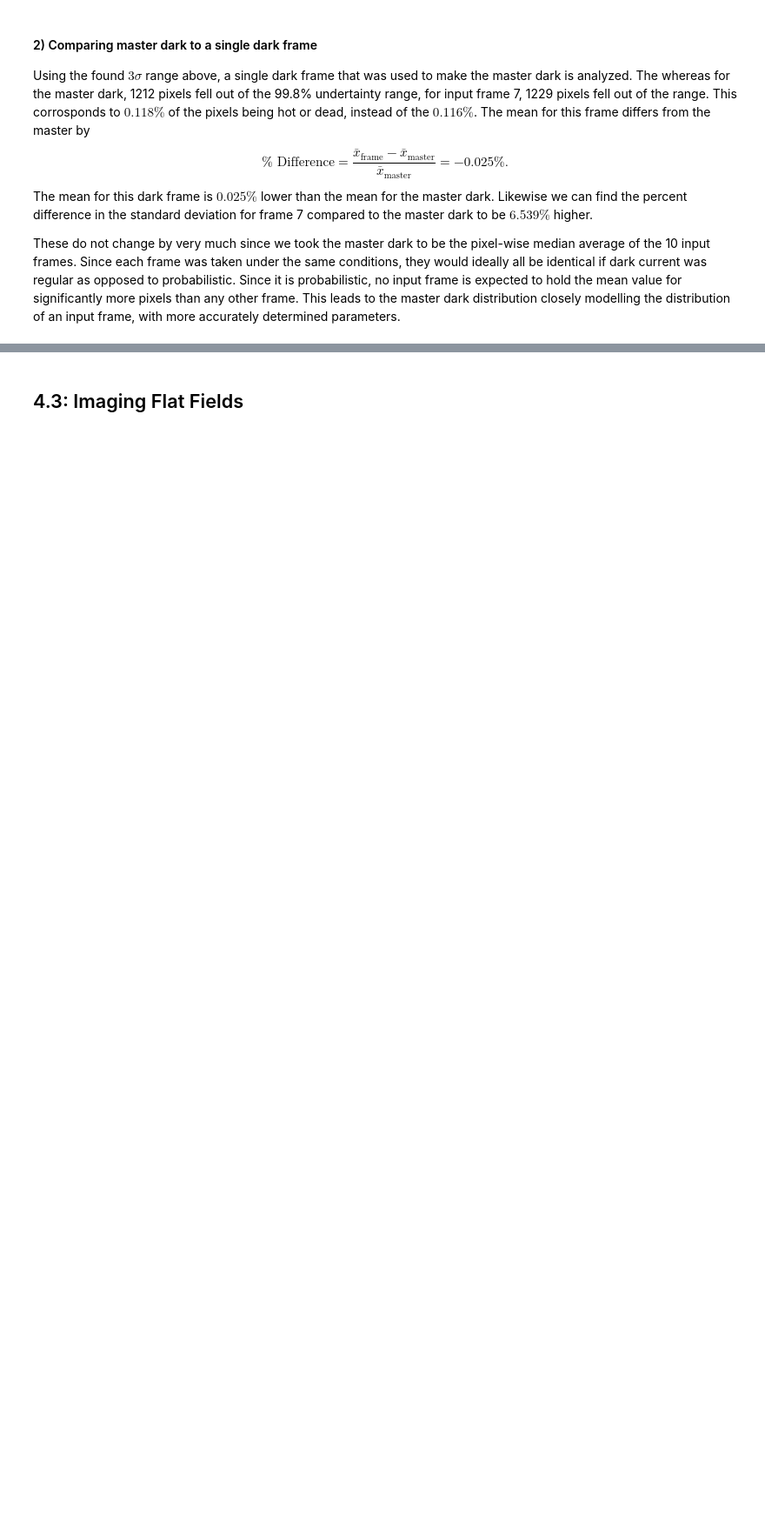
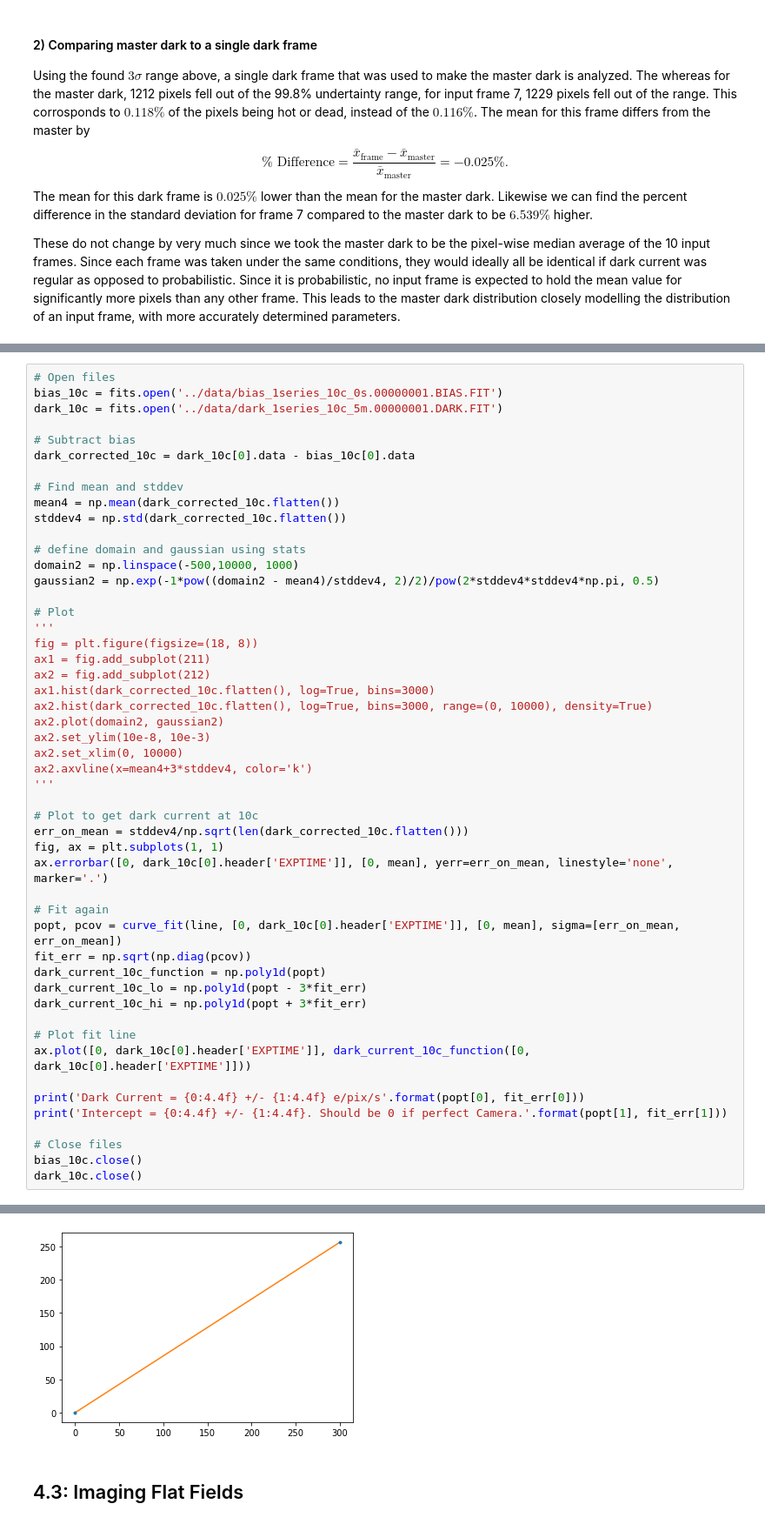
Before and after one commit to berylcczhang/ast443-nyc, a Jupyter notebook: lab0/jupyter/lab0_analysis.ipynb, the cells around one changed output, grey strips where cells are left out. Shown: that part at 87% size. Drawn from its saved outputs; the diff is of its cells as text; blank space fills up the shorter version.

```diff
--- a/lab0/jupyter/lab0_analysis.ipynb
+++ b/lab0/jupyter/lab0_analysis.ipynb
@@ -286,0 +306,51 @@ Intercept = 999.7099 +/- 0.2710
+# %%
+# Open files
+bias_10c = fits.open('../data/bias_1series_10c_0s.00000001.BIAS.FIT')
+dark_10c = fits.open('../data/dark_1series_10c_5m.00000001.DARK.FIT')
+
+# Subtract bias
+dark_corrected_10c = dark_10c[0].data - bias_10c[0].data
+
+# Find mean and stddev
+mean4 = np.mean(dark_corrected_10c.flatten())
+stddev4 = np.std(dark_corrected_10c.flatten())
+
+# define domain and gaussian using stats
+domain2 = np.linspace(-500,10000, 1000)
+gaussian2 = np.exp(-1*pow((domain2 - mean4)/stddev4, 2)/2)/pow(2*stddev4*stddev4*np.pi, 0.5)
+
+# Plot
+'''
+fig = plt.figure(figsize=(18, 8))
+ax1 = fig.add_subplot(211)
+ax2 = fig.add_subplot(212)
+ax1.hist(dark_corrected_10c.flatten(), log=True, bins=3000)
+ax2.hist(dark_corrected_10c.flatten(), log=True, bins=3000, range=(0, 10000), density=True)
+ax2.plot(domain2, gaussian2)
+ax2.set_ylim(10e-8, 10e-3)
+ax2.set_xlim(0, 10000)
+ax2.axvline(x=mean4+3*stddev4, color='k')
+'''
+
+# Plot to get dark current at 10c
+err_on_mean = stddev4/np.sqrt(len(dark_corrected_10c.flatten()))
+fig, ax = plt.subplots(1, 1)
+ax.errorbar([0, dark_10c[0].header['EXPTIME']], [0, mean], yerr=err_on_mean, linestyle='none', marker='.')
+
+# Fit again
+popt, pcov = curve_fit(line, [0, dark_10c[0].header['EXPTIME']], [0, mean], sigma=[err_on_mean, err_on_mean])
+fit_err = np.sqrt(np.diag(pcov))
+dark_current_10c_function = np.poly1d(popt)
+dark_current_10c_lo = np.poly1d(popt - 3*fit_err)
+dark_current_10c_hi = np.poly1d(popt + 3*fit_err)
+
+# Plot fit line
+ax.plot([0, dark_10c[0].header['EXPTIME']], dark_current_10c_function([0, dark_10c[0].header['EXPTIME']]))
+
+print('Dark Current = {0:4.4f} +/- {1:4.4f} e/pix/s'.format(popt[0], fit_err[0]))
+print('Intercept = {0:4.4f} +/- {1:4.4f}. Should be 0 if perfect Camera.'.format(popt[1], fit_err[1]))
+
+# Close files
+bias_10c.close()
+dark_10c.close()
+# %% [output]
@@ -287,2 +359,3 @@ Intercept = 999.7099 +/- 0.2710
+[figure, added]
 # %% [markdown]
 ## 4.3: Imaging Flat Fields
```
Also changed, not shown: parts of 15 cells of this notebook.
